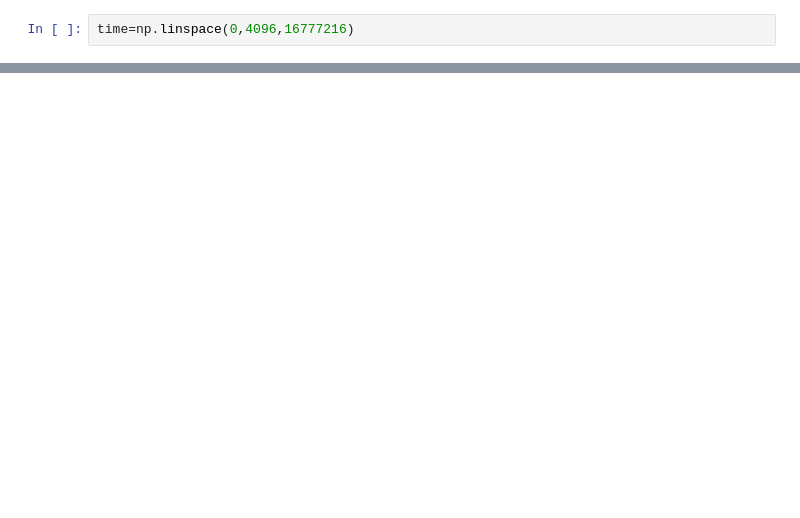
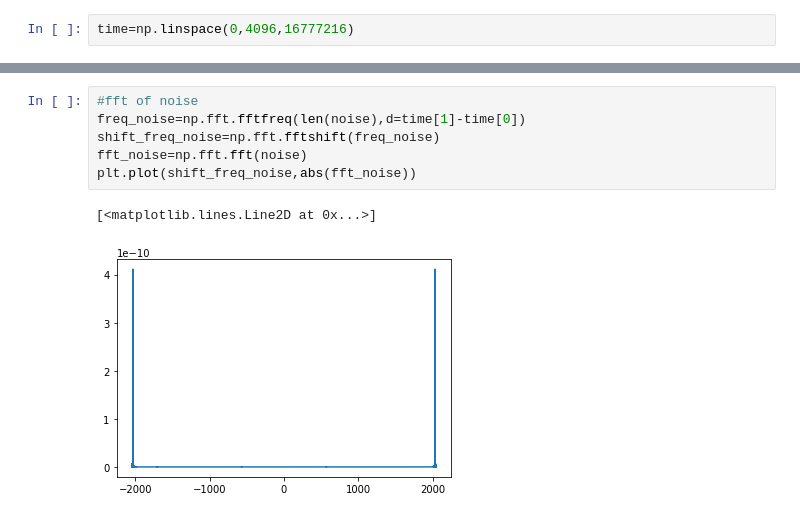
Before and after one commit to Shrobana/PEboson, a Jupyter notebook: ParameterEstimation.ipynb, the cells around one changed output, grey strips where cells are left out. Drawn from its saved outputs; the diff is of its cells as text; blank space fills up the shorter version.

```diff
--- a/ParameterEstimation.ipynb
+++ b/ParameterEstimation.ipynb
@@ -126,0 +104,9 @@ array([ 8.38902540e-21,  7.90375254e-21, -8.37515035e-21, -7.91845513e-21,
+# %%
+#fft of noise
+freq_noise=np.fft.fftfreq(len(noise),d=time[1]-time[0])
+shift_freq_noise=np.fft.fftshift(freq_noise)
+fft_noise=np.fft.fft(noise)
+plt.plot(shift_freq_noise,abs(fft_noise))
+# %% [output]
+[<matplotlib.lines.Line2D at 0x...>]
+[figure, added]
```
Also changed, not shown: parts of 48 cells of this notebook, 1 other file.
